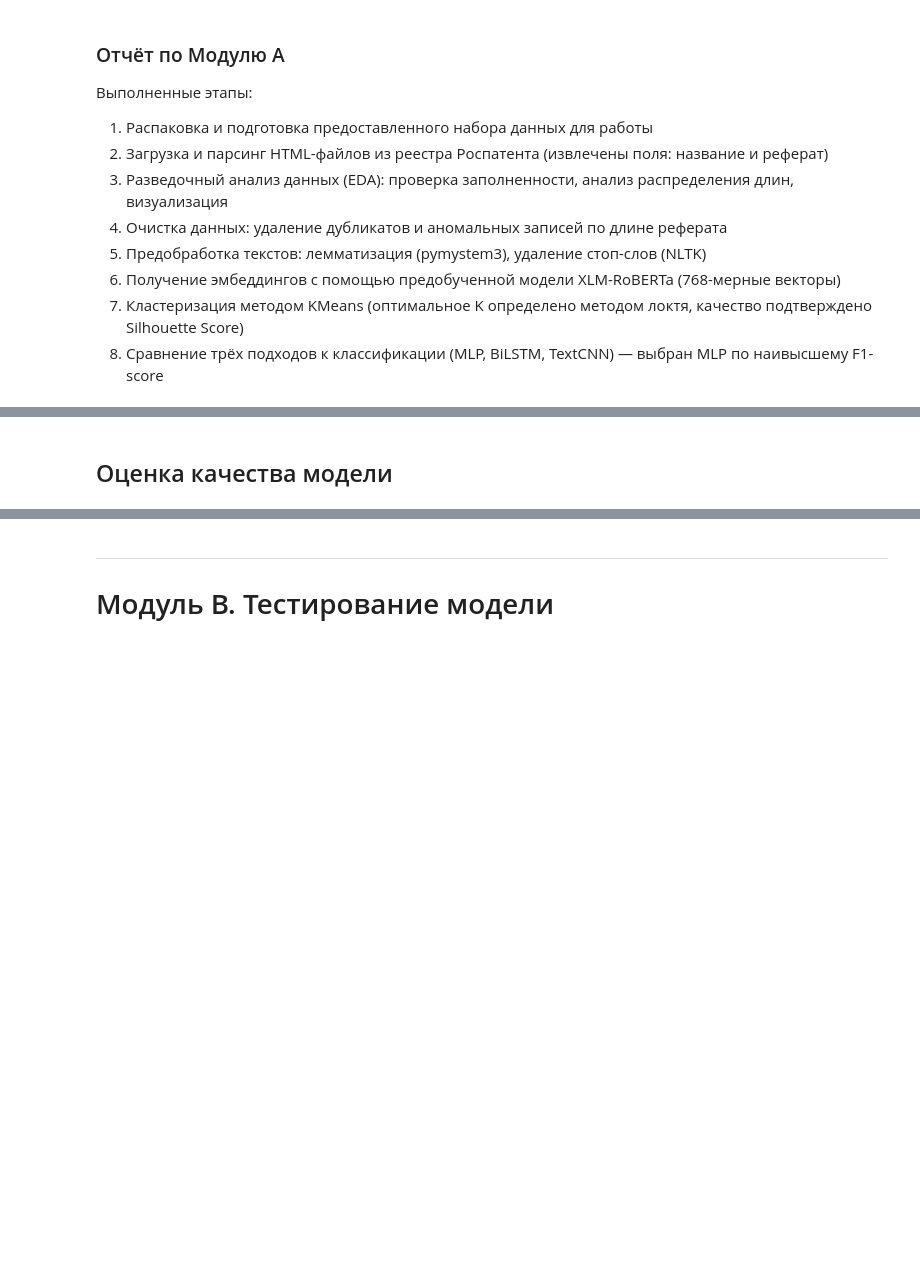
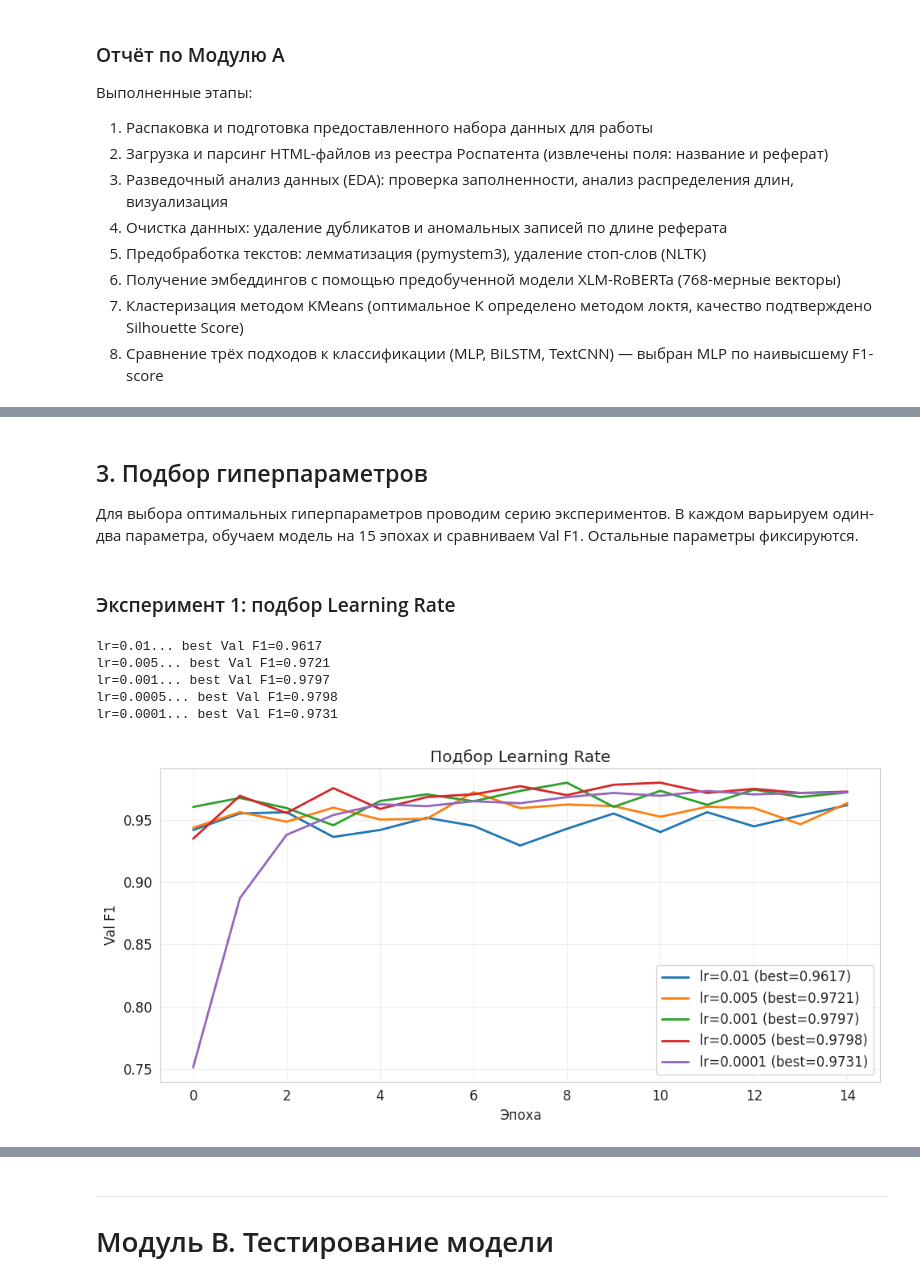
Before and after one commit to twixyy-sys/redesigned-fishstick, a Jupyter notebook: bomba.ipynb, the cells around one changed output, grey strips where cells are left out. Cells and saved outputs as stored; diff of their text form; code cells hidden in the pictures; blank space fills up the shorter version.

```diff
--- a/bomba.ipynb
+++ b/bomba.ipynb
@@ -50,8 +50,8 @@ SEED = 42
 random.seed(SEED)
 np.random.seed(SEED)
 torch.manual_seed(SEED)
-DATA_DIR_LEFT = '/kaggle/input/datasets/sottnik/test-profi/grabbed(left)/grabbed'
-DATA_DIR_RIGHT = '/kaggle/input/datasets/sottnik/test-profi/grabbed(right)/grabbed'
+DATA_DIR_LEFT = '/kaggle/input/datasets/sottnik/region-profs/grabbed(left)/grabbed'
+DATA_DIR_RIGHT = '/kaggle/input/datasets/sottnik/region-profs/grabbed(right)/grabbed'
 # %% [markdown]
 ## 1. Загрузка данных
 
@@ -818,18 +843,21 @@ print(f'Классов: {NUM_CLASSES_FULL}')
 # %%
-# разделение на обучающую (90%) и тестовую (10%) выборки со стратификацией
-X_train_full, X_test_full, y_train_full, y_test_full, idx_train, idx_test = train_test_split(
-    df_full, y_full, df_full.index, test_size=0.10, random_state=SEED, stratify=y_full)
+# разделение на обучающую и валидационную выборки
+X_train_full, X_val_full, y_train_full, y_val_full, idx_train, idx_val = train_test_split(
+    df_full, y_full, df_full.index, test_size=0.20, random_state=SEED, stratify=y_full)
 
+# извлечение эмбеддингов по индексам
 X_tr_emb_full = X_emb_full[idx_train]
-X_te_emb_full = X_emb_full[idx_test]
-print(f'Train: {len(X_train_full)}, Test: {len(X_test_full)}')
+X_val_emb_full = X_emb_full[idx_val]
+print(f'Train: {len(X_train_full)} ({len(X_train_full)/len(df_full)*100:.0f}%)')
+print(f'Val:   {len(X_val_full)} ({len(X_val_full)/len(df_full)*100:.0f}%)')
 
+# DataLoader для обучения и валидации
 train_dl_full = DataLoader(
     TensorDataset(torch.tensor(X_tr_emb_full, dtype=torch.float32),
                   torch.tensor(y_train_full, dtype=torch.long)),
     batch_size=64, shuffle=True)
-test_dl_full = DataLoader(
-    TensorDataset(torch.tensor(X_te_emb_full, dtype=torch.float32),
-                  torch.tensor(y_test_full, dtype=torch.long)),
+val_dl_full = DataLoader(
+    TensorDataset(torch.tensor(X_val_emb_full, dtype=torch.float32),
+                  torch.tensor(y_val_full, dtype=torch.long)),
     batch_size=64)
 # %% [output]
@@ -899,2 +866,3 @@ print(f'\nЛучший F1: {best_f1:.4f}')
 # %% [markdown]
-## Оценка качества модели
+## 3. Подбор гиперпараметров
+Для выбора оптимальных гиперпараметров проводим серию экспериментов. В каждом варьируем один-два параметра, обучаем модель на 15 эпохах и сравниваем Val F1. Остальные параметры фиксируются.
@@ -900,0 +895,29 @@ print(f'\nЛучший F1: {best_f1:.4f}')
+# %% [markdown]
+### Эксперимент 1: подбор Learning Rate
+# %%
+# перебор learning rate при фиксированных остальных параметрах
+lr_values = [0.01, 0.005, 0.001, 0.0005, 0.0001]
+lr_results = {}
+for lr in lr_values:
+    print(f'lr={lr}...', end=' ')
+    scores = train_mlp_quick(256, 128, 0.3, 0.2, lr=lr)
+    lr_results[lr] = scores
+    print(f'best Val F1={max(scores):.4f}')
+
+fig, ax = plt.subplots(figsize=(10, 5))
+for lr, scores in lr_results.items():
+    ax.plot(scores, label=f'lr={lr} (best={max(scores):.4f})', linewidth=2)
+ax.set_xlabel('Эпоха')
+ax.set_ylabel('Val F1')
+ax.set_title('Подбор Learning Rate')
+ax.legend()
+ax.grid(True, alpha=0.3)
+plt.tight_layout()
+plt.show()
+# %% [output]
+lr=0.01... best Val F1=0.9617
+lr=0.005... best Val F1=0.9721
+lr=0.001... best Val F1=0.9797
+lr=0.0005... best Val F1=0.9798
+lr=0.0001... best Val F1=0.9731
+[figure, added]
```
Also changed, not shown: parts of 30 cells of this notebook.
